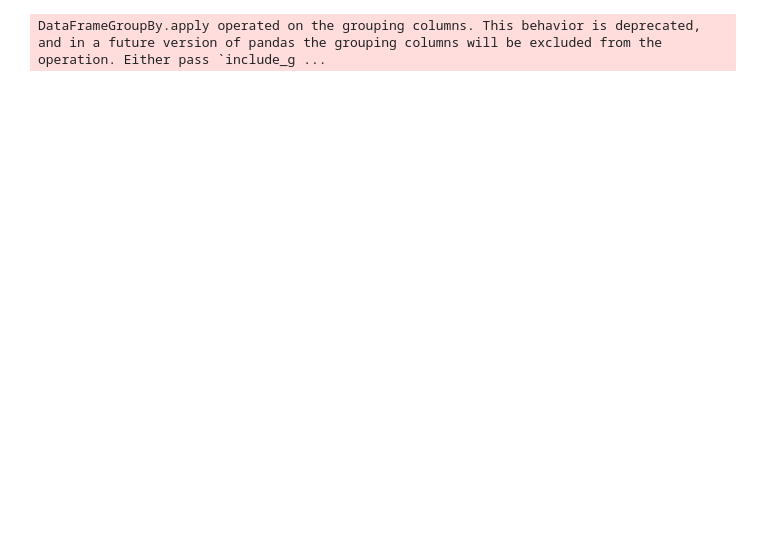
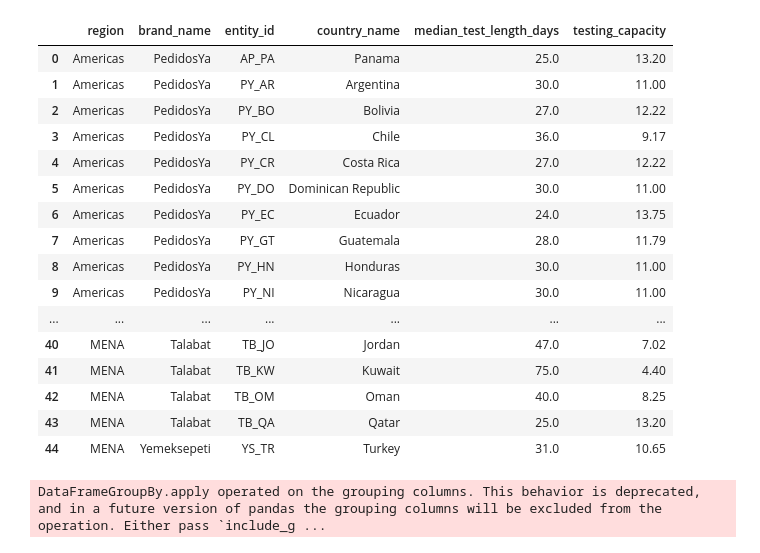
Before and after one commit to shazebasad-dh/https---github.com-deliveryhero-global_pricing, a Jupyter notebook: team/Shazeb/Target_setting/target_setting_final.ipynb, the cells around one changed output. Drawn from its saved outputs; the diff is of its cells as text; code cells hidden in the pictures; blank space fills up the shorter version.

```diff
--- a/team/Shazeb/Target_setting/target_setting_final.ipynb
+++ b/team/Shazeb/Target_setting/target_setting_final.ipynb
@@ -876,6 +864,26 @@ def create_duration_df(df, days_slack = 7, total_days = 330):
     return duration_df
 
 duration_df = create_duration_df(filtered_df)
+# %%
+duration_df
+# %% [output]
+|  | region | brand_name | entity_id | country_name | median_test_length_days | testing_capacity |
+| 0 | Americas | PedidosYa | AP_PA | Panama | 25.0 | 13.20 |
+| 1 | Americas | PedidosYa | PY_AR | Argentina | 30.0 | 11.00 |
+| 2 | Americas | PedidosYa | PY_BO | Bolivia | 27.0 | 12.22 |
+| 3 | Americas | PedidosYa | PY_CL | Chile | 36.0 | 9.17 |
+| 4 | Americas | PedidosYa | PY_CR | Costa Rica | 27.0 | 12.22 |
+| 5 | Americas | PedidosYa | PY_DO | Dominican Republic | 30.0 | 11.00 |
+| 6 | Americas | PedidosYa | PY_EC | Ecuador | 24.0 | 13.75 |
+| 7 | Americas | PedidosYa | PY_GT | Guatemala | 28.0 | 11.79 |
+| 8 | Americas | PedidosYa | PY_HN | Honduras | 30.0 | 11.00 |
+| 9 | Americas | PedidosYa | PY_NI | Nicaragua | 30.0 | 11.00 |
+| ... | ... | ... | ... | ... | ... | ... |
+| 40 | MENA | Talabat | TB_JO | Jordan | 47.0 | 7.02 |
+| 41 | MENA | Talabat | TB_KW | Kuwait | 75.0 | 4.40 |
+| 42 | MENA | Talabat | TB_OM | Oman | 40.0 | 8.25 |
+| 43 | MENA | Talabat | TB_QA | Qatar | 25.0 | 13.20 |
+| 44 | MENA | Yemeksepeti | YS_TR | Turkey | 31.0 | 10.65 |
 # %%
 # Step 2 Calculate the total users and average baseline flgpu and orders_per_user
 
```
Also changed, not shown: parts of 16 cells of this notebook, 5 other files.
